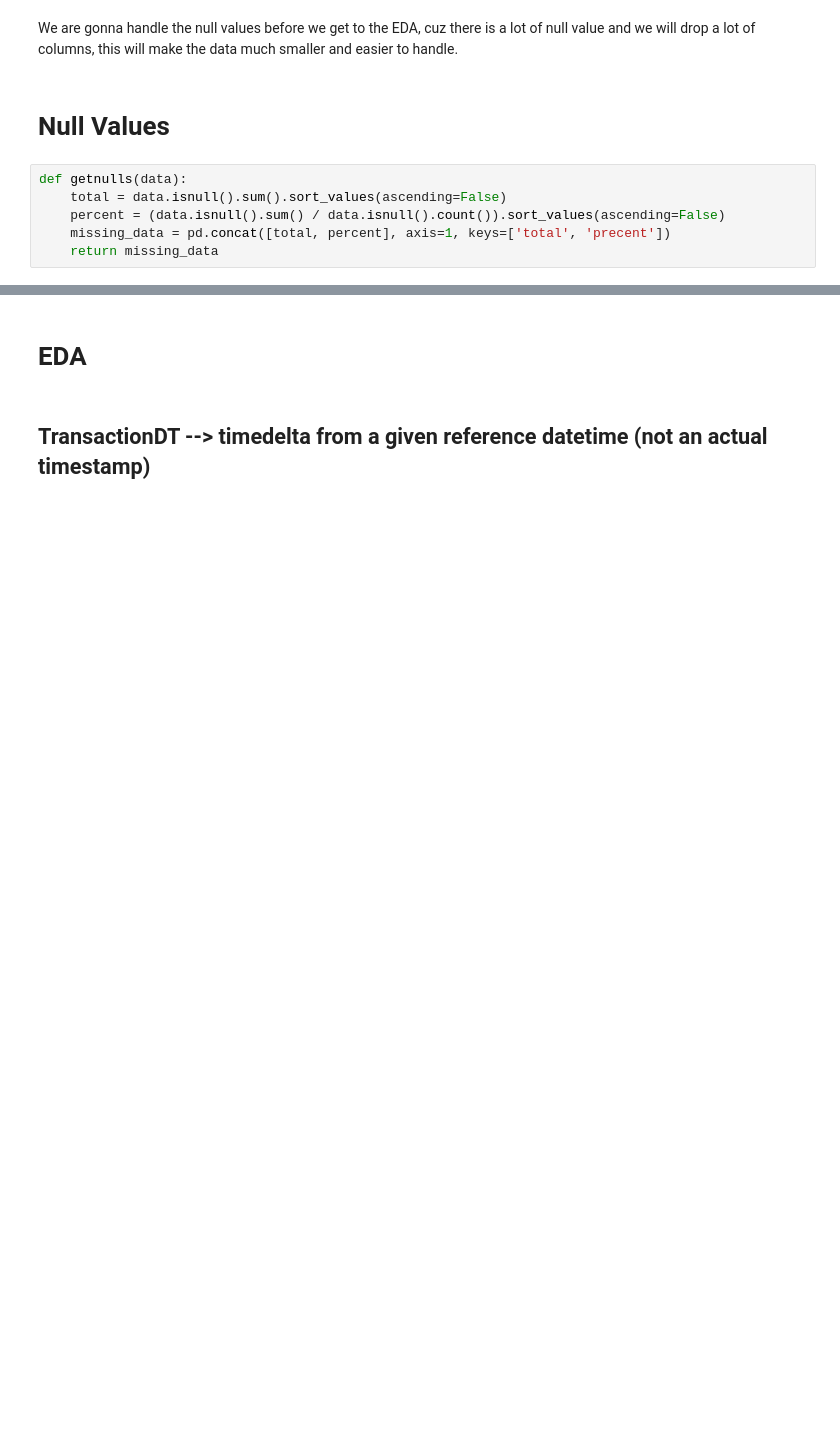
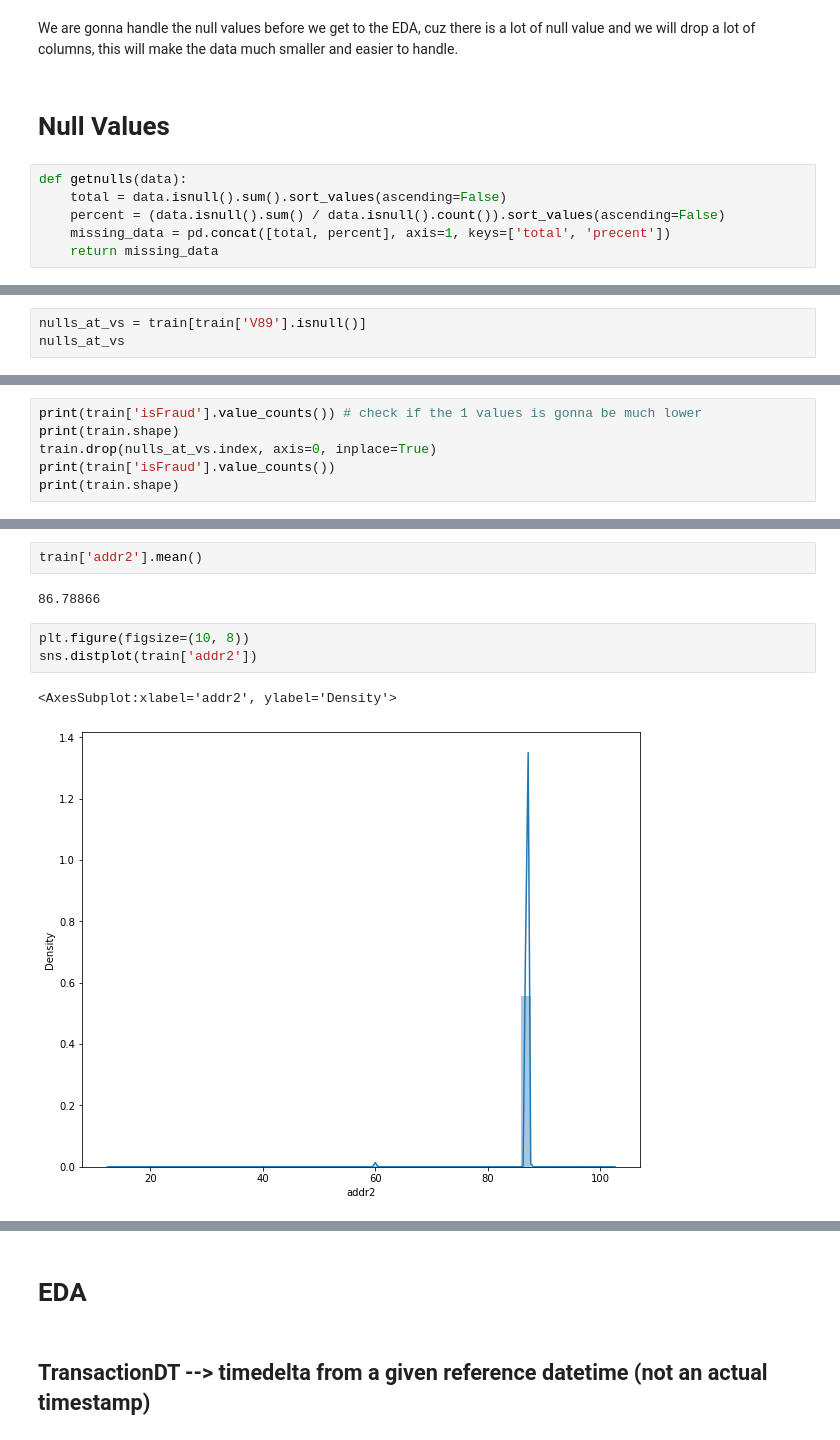
Before and after one commit to KickItLikeShika/cracking-kaggle-competitions, a Jupyter notebook: IEEE-CIS Fraud Detection/NewIEEE.ipynb, the cells around one changed output, grey strips where cells are left out. Saved outputs shown, nothing was run; the diff lists cells and outputs as text; blank space fills up the shorter version.

```diff
--- a/IEEE-CIS Fraud Detection/NewIEEE.ipynb
+++ b/IEEE-CIS Fraud Detection/NewIEEE.ipynb
@@ -247,0 +298,3 @@ NameError: name 'train' is not defined
+# %%
+nulls_at_vs = train[train['V89'].isnull()]
+nulls_at_vs
@@ -247,0 +317,6 @@ NameError: name 'train' is not defined
+# %%
+print(train['isFraud'].value_counts()) # check if the 1 values is gonna be much lower
+print(train.shape)
+train.drop(nulls_at_vs.index, axis=0, inplace=True)
+print(train['isFraud'].value_counts())
+print(train.shape)
@@ -247,0 +385,10 @@ NameError: name 'train' is not defined
+# %%
+train['addr2'].mean()
+# %% [output]
+86.78866
+# %%
+plt.figure(figsize=(10, 8))
+sns.distplot(train['addr2'])
+# %% [output]
+<AxesSubplot:xlabel='addr2', ylabel='Density'>
+[figure, added]
```
Also changed, not shown: parts of 69 cells of this notebook.
